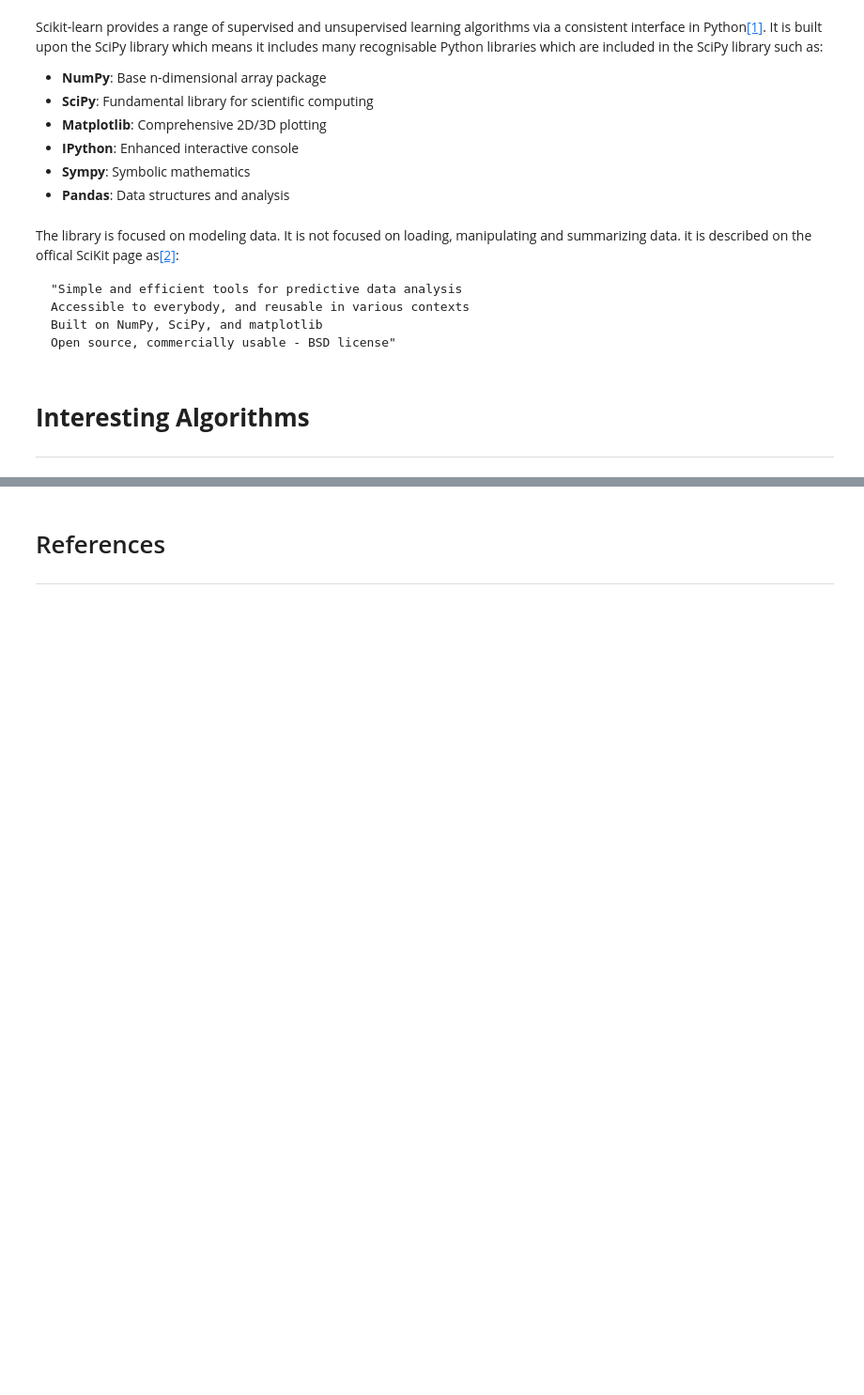
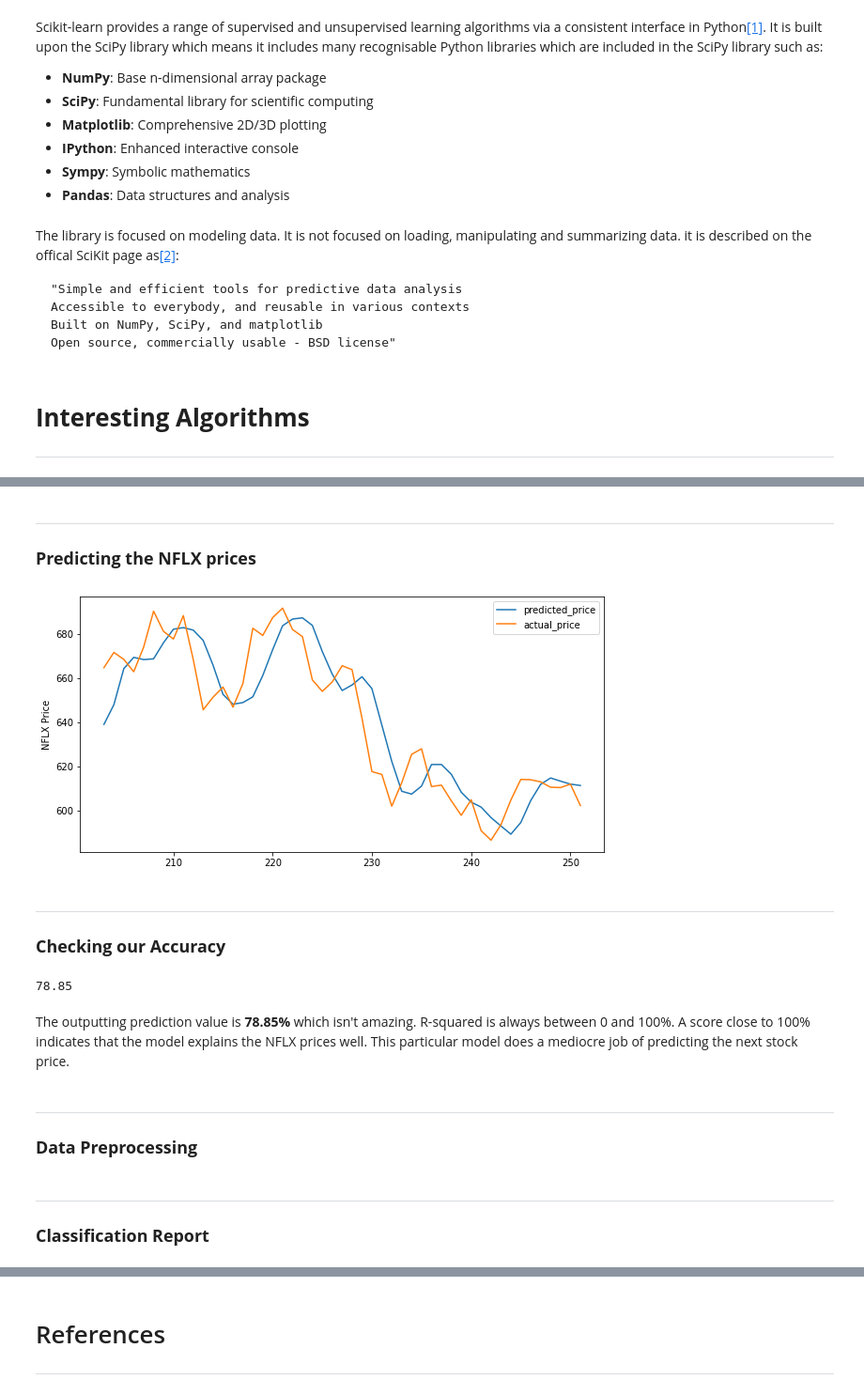
Before and after one commit to OwenKe11y/Emerging-Technologies-2021, a Jupyter notebook: project_notebooks/scikit-learn.ipynb, the cells around one changed output, grey strips where cells are left out. Shown at 94% size. Drawn from its saved outputs; the diff is of its cells as text; code cells hidden in the pictures; blank space fills up the shorter version.

```diff
--- a/project_notebooks/scikit-learn.ipynb
+++ b/project_notebooks/scikit-learn.ipynb
@@ -120,0 +100,6 @@ sns.countplot(data = heart, x = heart['age'])
+# %%
+Df['S_3'] = Df['Close'].shift(1).rolling(window=3).mean()
+Df['S_9']= Df['Close'].shift(1).rolling(window=9).mean()
+Df= Df.dropna()
+X = Df[['S_3','S_9']]
+X.head()
@@ -120,0 +116,3 @@ sns.countplot(data = heart, x = heart['age'])
+# %%
+y = Df['Close']
+y.head()
@@ -120,0 +134,9 @@ sns.countplot(data = heart, x = heart['age'])
+# %%
+t=.8
+t = int(t*len(Df))
+# Train dataset
+X_train = X[:t]
+y_train = y[:t]
+# Test dataset
+X_test = X[t:]
+y_test = y[t:]
@@ -120,0 +150,33 @@ sns.countplot(data = heart, x = heart['age'])
+# %%
+linear = LinearRegression().fit(X_train,y_train)
+# %% [markdown]
+***
+### **Predicting the NFLX prices**
+# %%
+predicted_price = linear.predict(X_test)
+predicted_price = pd.DataFrame(predicted_price,index=y_test.index,columns = ['price'])
+predicted_price.plot(figsize=(10,5))
+y_test.plot()
+plt.legend(['predicted_price','actual_price'])
+plt.ylabel("NFLX Price")
+plt.show()
+# %% [output]
+[figure, added]
+# %% [markdown]
+***
+### **Checking our Accuracy**
+# %%
+r2_score = linear.score(X[t:],y[t:])*100
+float("{0:.2f}".format(r2_score))
+# %% [output]
+78.85
+# %% [markdown]
+The outputting prediction value is **78.85%** which isn't amazing. R-squared is always between 0 and 100%. A score close to 100% indicates that the model explains the NFLX prices well. This particular model does a mediocre job of predicting the next stock price.
+# %% [markdown]
+***
+
+### **Data Preprocessing**
+# %% [markdown]
+***
+
+### **Classification Report**
```
Also changed, not shown: parts of 25 cells of this notebook, 4 other files.
